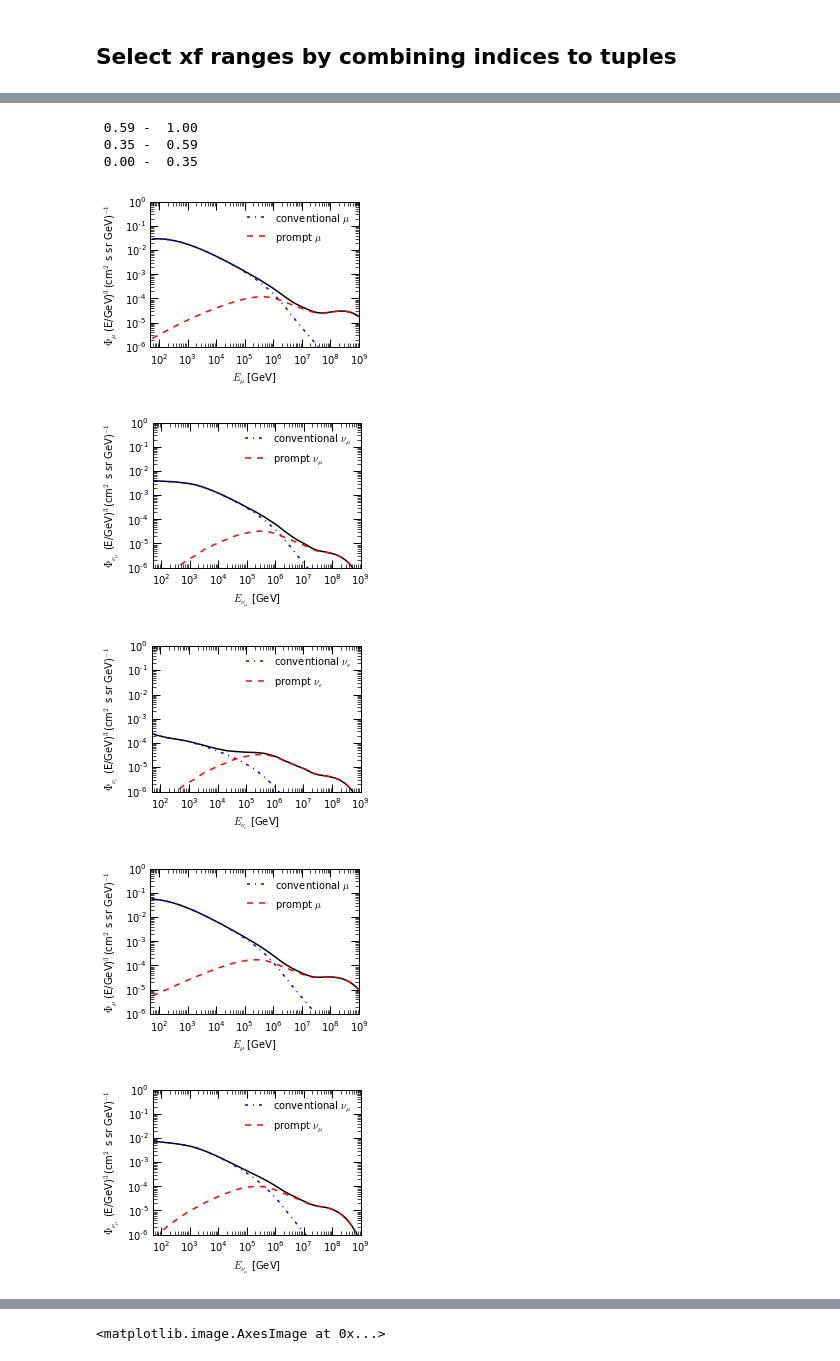
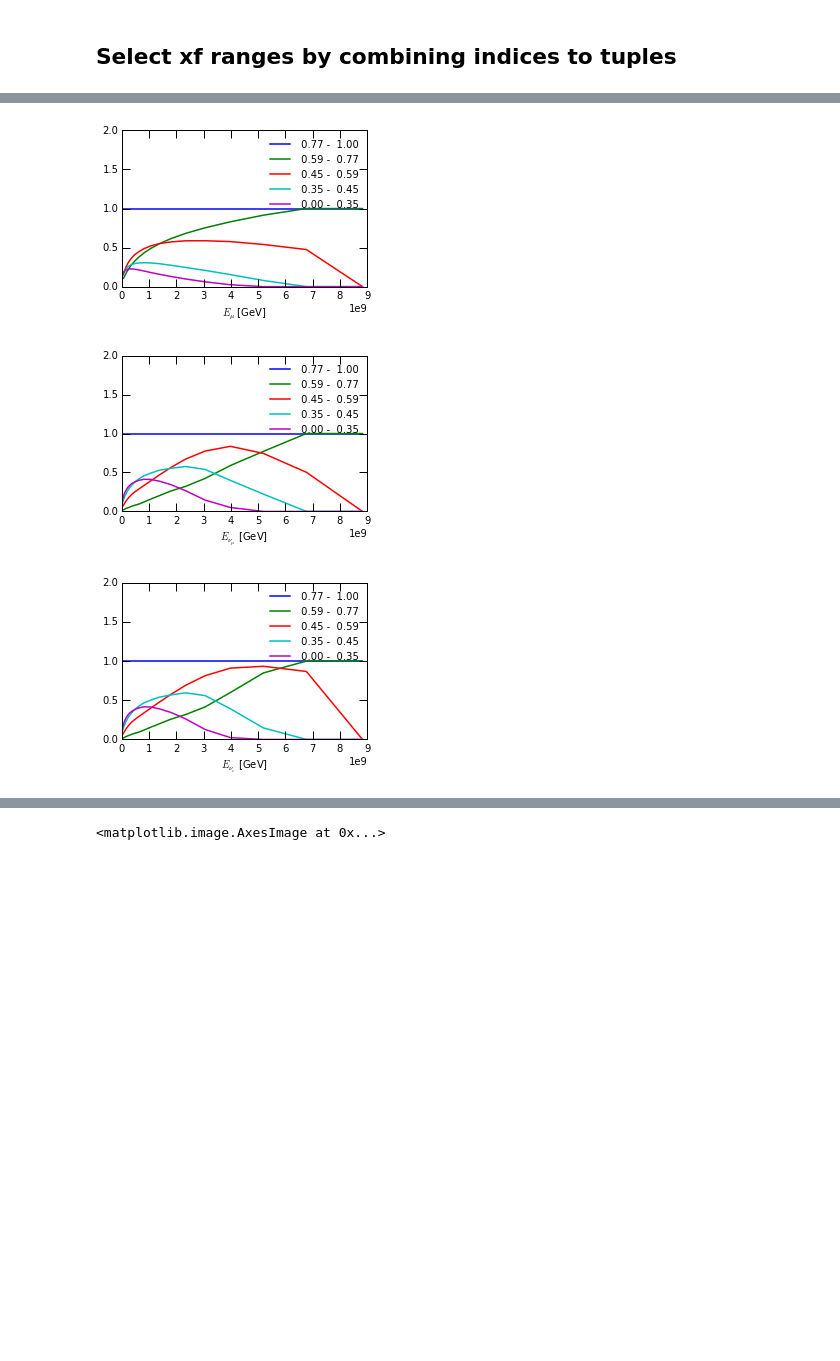
Before and after one commit to mceq-project/MCEq, a Jupyter notebook: examples/prototype_xfselector.ipynb, the cells around one changed output, grey strips where cells are left out. Cells and saved outputs as stored; diff of their text form; code cells hidden in the pictures; blank space fills up the shorter version.

```diff
--- a/examples/prototype_xfselector.ipynb
+++ b/examples/prototype_xfselector.ipynb
@@ -50,16 +50,16 @@ Select xf ranges by combining indices to tuples
 -----------------------------------------------
 # %%
 print '\nindex | xf value'
-xf_bins = y.e_bins/y.e_bins[-1]
+xf_bins = mceq_run.y.e_bins/mceq_run.y.e_bins[-1]
 for i, e in enumerate(xf_bins[-15:]):
     print '{0:5}       {1:3.2f}'.format(i-15, e)
 
-range_tups = [(-3,-1), (-5,-3), (0, -5)]
+range_tups = [None, (-2,-1), (-3,-2), (-4,-3), (-5,-4), (0, -5)]
 
 print "\nFollowing xf ranges are configured"
 
 for t in range_tups:
-    print '{0:5.2f} - {1:5.2f}'.format(xf_bins[t[0]], xf_bins[t[1]])
+    if t: print '{0:5.2f} - {1:5.2f}'.format(xf_bins[t[0]], xf_bins[t[1]])
 # %% [output]
 index | xf value
   -15       0.02
@@ -80,9 +80,12 @@ Following xf ranges are configured
  0.00 -  0.35
 # %%
 flux_ranges = []
-
+mag = 3
 for t in range_tups:
-    y.set_xf_band(*t)
+    if not t:
+        mceq_run.y.band = None
+    else:
+        mceq_run.y.set_xf_band(*t)
     mceq_run._init_default_matrices()
     mceq_run.solve()
     #Retrieve the flux at the surface by using the aliases which were listed in the
@@ -191,33 +197,29 @@ e_grid = mceq_run.e_grid
 # %%
 #get path of the home directory + Desktop
 save_pdf = False
 desktop = os.path.join(os.path.expanduser("~"),'Desktop')
 
-for i, t in enumerate(range_tups):
-    print '{0:5.2f} - {1:5.2f}'.format(xf_bins[t[0]], xf_bins[t[1]])
-    flux = flux_ranges[i]
+for pref, lab in [('mu_',r'\mu'), ('numu_',r'\nu_\mu'), ('nue_',r'\nu_e')]:
+    plt.figure(figsize=(4., 3))
+    ref = flux_ranges[0][pref + 'total']
+    for i, t in enumerate(range_tups[1:]):
+        r_str = '{0:5.2f} - {1:5.2f}'.format(xf_bins[t[0]], xf_bins[t[1]])
+        flux = flux_ranges[i]
 
-    for pref, lab in [('mu_',r'\mu'), ('numu_',r'\nu_\mu'), ('nue_',r'\nu_e')]:
-        plt.figure(figsize=(4., 3))
-        plt.loglog(e_grid, flux[pref + 'total'], color='k', ls='-', lw=1.5)
-        plt.loglog(e_grid, flux[pref + 'conv'], color='b', ls='-.', lw=1.5,
-                   label=r'conventional ${0}$'.format(lab))
-        plt.loglog(e_grid, flux[pref + 'pr'], color='r',ls='--', lw=1.5,
-                   label='prompt ${0}$'.format(lab))
-        plt.xlim(50,1e9)
-        plt.ylim(1e-6,1)
+        plt.plot(e_grid, flux[pref + 'total']/ref, ls='-', lw=1.5, label =r_str)
+#         plt.loglog(e_grid, flux[pref + 'conv'], color='b', ls='-.', lw=1.5,
+#                    label=r'conventional ${0}$'.format(lab))
+#         plt.loglog(e_grid, flux[pref + 'pr'], color='r',ls='--', lw=1.5,
+#                    label='prompt ${0}$'.format(lab))
+#         plt.xlim(50,1e9)
+        plt.ylim(0,2)
         plt.xlabel(r"$E_{{{0}}}$ [GeV]".format(lab))
-        plt.ylabel(r"$\Phi_{" + lab + "}$ (E/GeV)$^{" + str(mag) +" }$" +
-                   "(cm$^{2}$ s sr GeV)$^{-1}$")
+#         plt.ylabel(r"$\Phi_{" + lab + "}$ (E/GeV)$^{" + str(mag) +" }$" +
+#                    "(cm$^{2}$ s sr GeV)$^{-1}$")
         plt.legend(loc='upper right')
         plt.tight_layout()
         if save_pdf: plt.savefig(os.path.join(desktop, pref + 'flux.pdf'))
 # %% [output]
- 0.59 -  1.00
- 0.35 -  0.59
- 0.00 -  0.35
-[figure, old version]
+[figure, new version]
-[figure, old version]
+[figure, new version]
-[figure, old version]
+[figure, new version]
-[figure, removed]
-[figure, removed]
```
Also changed, not shown: parts of 3 cells of this notebook, 1 other file.
